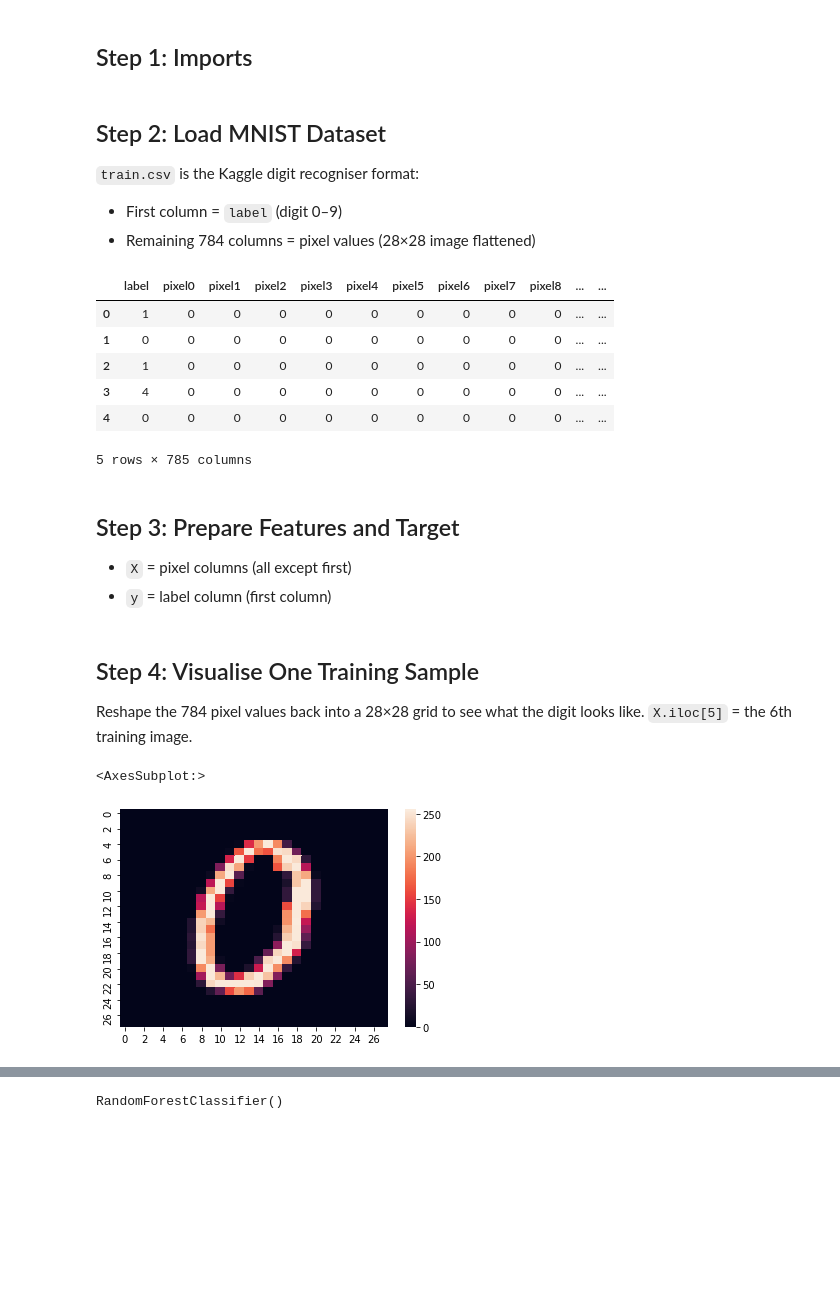
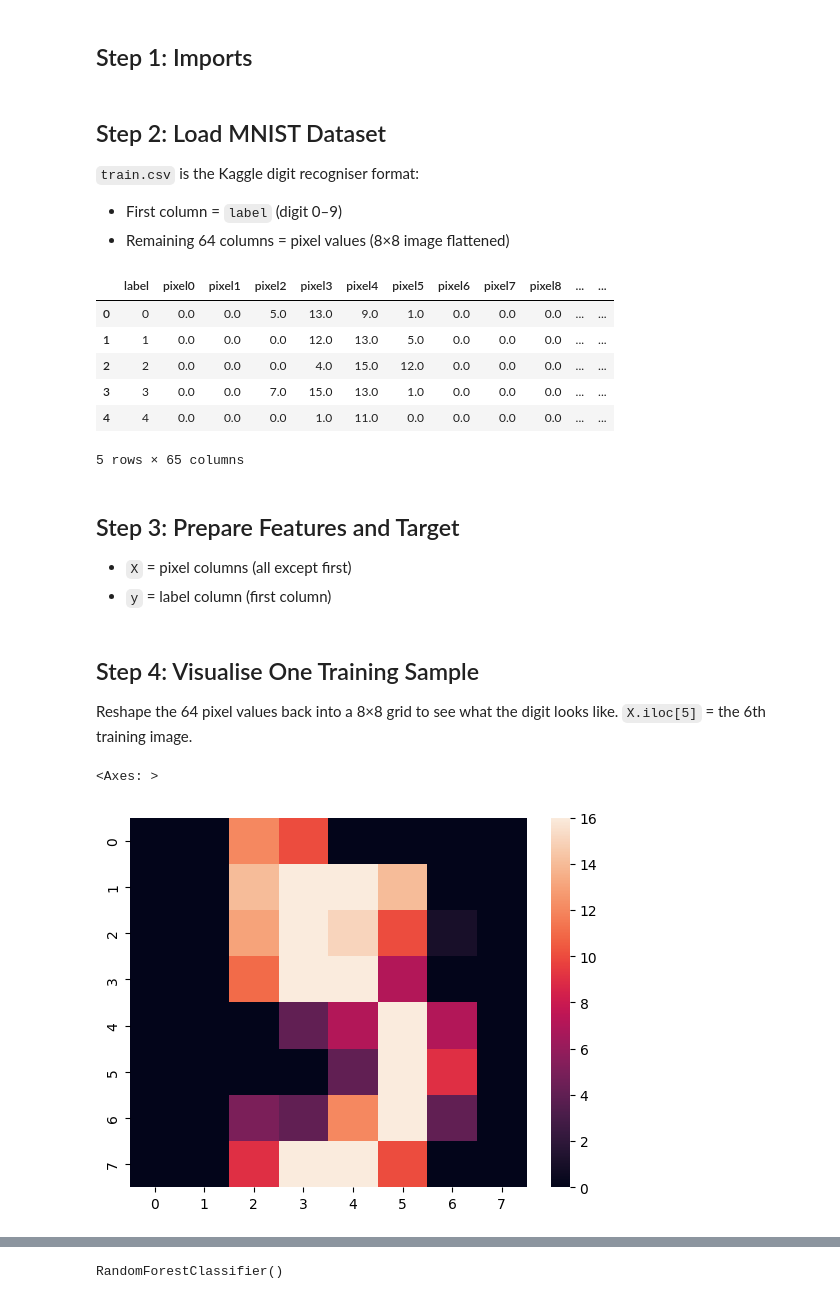
Before and after one commit to SubhabrataBarik/Machine-learning, a Jupyter notebook: 100-days-of-machine-learning-main/day65-random-forest/feature-importance-in-sklearn.ipynb, the cells around one changed output, grey strips where cells are left out. Drawn from its saved outputs; the diff is of its cells as text; code cells hidden in the pictures; blank space fills up the shorter version.

```diff
--- a/100-days-of-machine-learning-main/day65-random-forest/feature-importance-in-sklearn.ipynb
+++ b/100-days-of-machine-learning-main/day65-random-forest/feature-importance-in-sklearn.ipynb
@@ -14,4 +14,4 @@ import seaborn as sns
 ## Step 2: Load MNIST Dataset
 `train.csv` is the Kaggle digit recogniser format:
 - First column = `label` (digit 0–9)
-- Remaining 784 columns = pixel values (28×28 image flattened)
+- Remaining 64 columns = pixel values (8×8 image flattened)
@@ -20,13 +18,15 @@ df = pd.read_csv('train.csv')
+# %%
+df = pd.read_csv(r'd:\PENDRIVE 32 GB\Game\AI_PROJECTS\Machine Learning\100-days-of-machine-learning-main\day59-classification-metrics\train.csv')
 # %%
 df.head()
 # %% [output]
 |  | label | pixel0 | pixel1 | pixel2 | pixel3 | pixel4 | pixel5 | pixel6 | pixel7 | pixel8 | ... | ... |
-| 0 | 1 | 0 | 0 | 0 | 0 | 0 | 0 | 0 | 0 | 0 | ... | ... |
-| 1 | 0 | 0 | 0 | 0 | 0 | 0 | 0 | 0 | 0 | 0 | ... | ... |
-| 2 | 1 | 0 | 0 | 0 | 0 | 0 | 0 | 0 | 0 | 0 | ... | ... |
-| 3 | 4 | 0 | 0 | 0 | 0 | 0 | 0 | 0 | 0 | 0 | ... | ... |
-| 4 | 0 | 0 | 0 | 0 | 0 | 0 | 0 | 0 | 0 | 0 | ... | ... |
+| 0 | 0 | 0.0 | 0.0 | 5.0 | 13.0 | 9.0 | 1.0 | 0.0 | 0.0 | 0.0 | ... | ... |
+| 1 | 1 | 0.0 | 0.0 | 0.0 | 12.0 | 13.0 | 5.0 | 0.0 | 0.0 | 0.0 | ... | ... |
+| 2 | 2 | 0.0 | 0.0 | 0.0 | 4.0 | 15.0 | 12.0 | 0.0 | 0.0 | 0.0 | ... | ... |
+| 3 | 3 | 0.0 | 0.0 | 7.0 | 15.0 | 13.0 | 1.0 | 0.0 | 0.0 | 0.0 | ... | ... |
+| 4 | 4 | 0.0 | 0.0 | 0.0 | 1.0 | 11.0 | 0.0 | 0.0 | 0.0 | 0.0 | ... | ... |
-5 rows × 785 columns
+5 rows × 65 columns
 # %% [markdown]
 ## Step 3: Prepare Features and Target
 - `X` = pixel columns (all except first)
@@ -36,12 +36,12 @@ X = df.iloc[:,1:]
 y = df.iloc[:,0]
 # %% [markdown]
 ## Step 4: Visualise One Training Sample
-Reshape the 784 pixel values back into a 28×28 grid to see what the digit looks like.
+Reshape the 64 pixel values back into a 8×8 grid to see what the digit looks like.
 `X.iloc[5]` = the 6th training image.
 # %%
-sns.heatmap(X.iloc[5].values.reshape(28,28))
+sns.heatmap(X.iloc[5].values.reshape(8,8))
 # %% [output]
-<AxesSubplot:>
+<Axes: >
-[figure, old version]
+[figure, new version]
 # %% [markdown]
 ## Step 5: Train Random Forest
```
Also changed, not shown: parts of 6 cells of this notebook, 5 other files.
